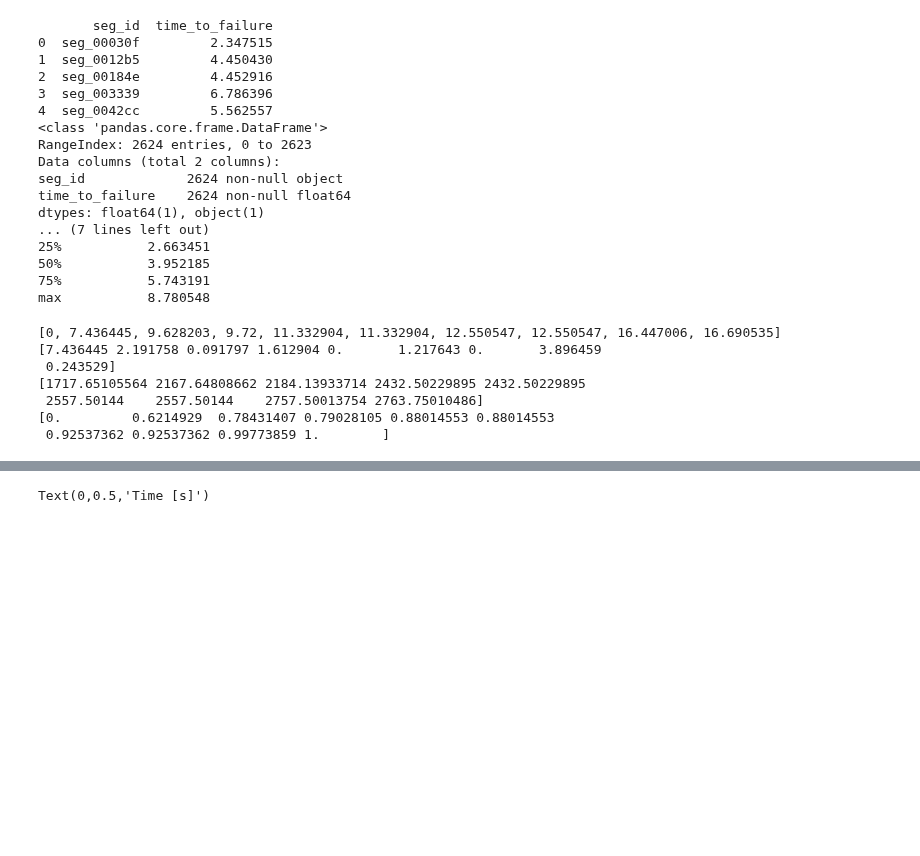
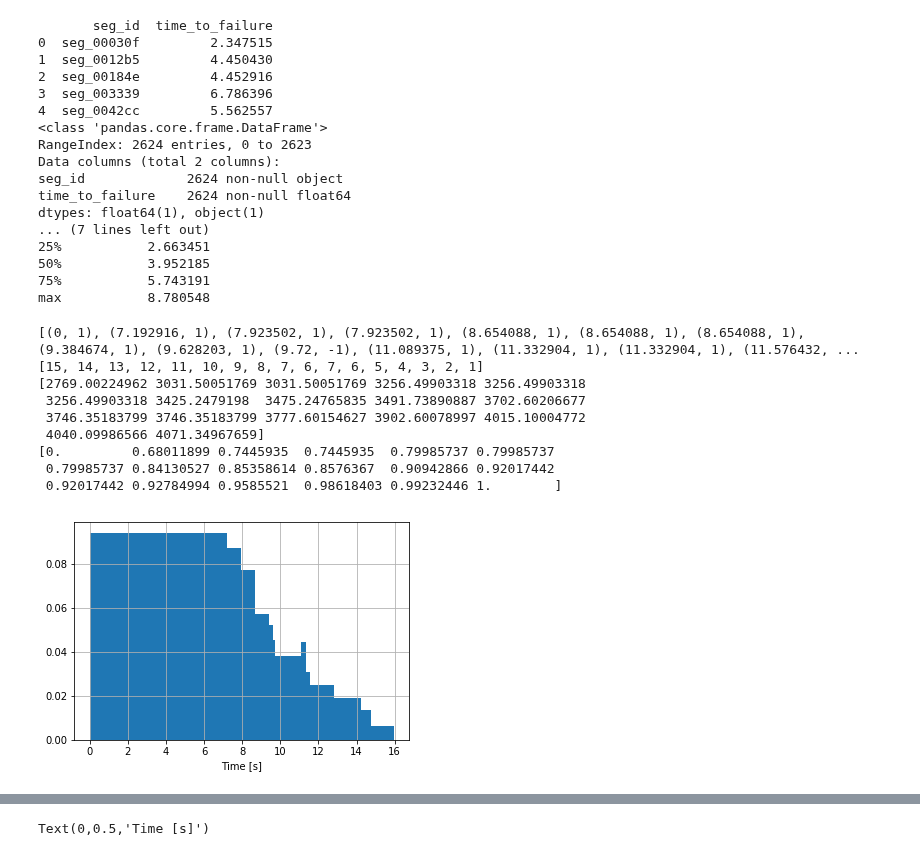
Before and after one commit to ido90/Earthquakes, a Jupyter notebook: Fitting Test Distribution.ipynb, the cells around one changed output, grey strips where cells are left out. Saved outputs shown, nothing was run; the diff lists cells and outputs as text; code cells hidden in the pictures; blank space fills up the shorter version.

Commit message:
Projector class

```diff
--- a/Fitting Test Distribution.ipynb
+++ b/Fitting Test Distribution.ipynb
@@ -54,10 +54,13 @@ max           8.780548
 class Projector:
     def __init__(self,
                  lengths=None, group='train',
-                 train_lengths=(11.332904, 14.255248, 8.654088, 12.794076, 7.923502, 7.192916, 15.959949,
-                                7.923502, 9.628203, 11.332904, 11.089375, 8.654088, 8.654088, 14.742305, 9.384674),
+                 train_lengths=(11.332904, 14.255248, 8.654088, 12.794076, 7.923502, 7.192916, 15.959949, 7.923502,
+                                9.628203, 11.332904, 11.089375, 8.654088, 8.654088, 14.742305, 9.384674, 11.576432),
                  test_lengths=(9.72, 12.550547, 11.332904,  7.436445, 11.332904,
                                16.447006,  9.628203, 12.550547, 16.690535),
+                 stops=None,
+                 train_stops=(9.72,),
+                 test_stops=tuple(),
                  segs_per_sec=(4096/0.001064)/150e3,
                  verbose=False
                 ):
@@ -69,22 +72,35 @@ class Projector:
                 lengths = test_lengths
             else:
                 raise IOError('Invalid group.')
+        n_quakes = len(lengths)
+        lengths = [0] + sorted(lengths)
 
-        lengths = sorted(lengths)
-        n_quakes = len(lengths)
-        lengths = [0] + lengths
-        dls = np.diff(lengths)
-        segs_per_interval = [(n_quakes-i)*l*segs_per_sec for i,l in enumerate(dls)]
+        if stops is None:
+            if group=='train':
+                stops = train_stops
+            elif group=='test':
+                stops = test_stops
+            else:
+                raise IOError('Invalid group.')
+
+        intervals = lengths + list(stops)
+        ids = np.argsort(intervals)
+        intervals = [(intervals[i],(1 if i<len(lengths) else -1)) for i in ids]
+
+        dls = np.diff([t[0] for t in intervals])
+        active_quakes_per_interval = [sum([I[1] for I in intervals[i:]])-1 for i,l in enumerate(dls)]
+        segs_per_interval = [(sum([I[1] for I in intervals[i:]])-1)*l*segs_per_sec for i,l in enumerate(dls)]
         segs_per_interval_norm = segs_per_interval/sum(segs_per_interval)
         segs_thresholds = np.concatenate(([0],np.cumsum(segs_per_interval_norm)))
 
         if verbose:
-            print(lengths)
-            print(dls)
+            print(intervals)
+            print(active_quakes_per_interval)
             print(np.cumsum(segs_per_interval))
             print(segs_thresholds)
 
-        self.lengths = lengths
+        self.lengths = [I[0] for I in intervals]
+        self.signs = [I[1] for I in intervals]
         self.thresholds = segs_thresholds
 
     def q2t(self, q):
@@ -102,13 +118,22 @@ class Projector:
         qs = ids / len(ids)
         return np.array([self.q2t(q) if pred<thres and self.q2t(q)<thres else pred
                          for q,pred in zip(qs,preds)])
+
+    def plot_hist(self, n=1e4):
+        plt.hist([self.q2t(x) for x in np.random.random(int(n))], bins=self.lengths, density=True)
+        plt.grid()
+        plt.xlabel('Time [s]')
 # %%
-p = Projector(group='test', verbose=True)
+p = Projector(group='train', verbose=True)
+p.plot_hist(1e5)
 # %% [output]
-[0, 7.436445, 9.628203, 9.72, 11.332904, 11.332904, 12.550547, 12.550547, 16.447006, 16.690535]
-[7.436445 2.191758 0.091797 1.612904 0.       1.217643 0.       3.896459
- 0.243529]
-[1717.65105564 2167.64808662 2184.13933714 2432.50229895 2432.50229895
- 2557.50144    2557.50144    2757.50013754 2763.75010486]
-[0.         0.6214929  0.78431407 0.79028105 0.88014553 0.88014553
- 0.92537362 0.92537362 0.99773859 1.        ]
+[(0, 1), (7.192916, 1), (7.923502, 1), (7.923502, 1), (8.654088, 1), (8.654088, 1), (8.654088, 1), (9.384674, 1), (9.628203, 1), (9.72, -1), (11.089375, 1), (11.332904, 1), (11.332904, 1), (11.576432, ...
+[15, 14, 13, 12, 11, 10, 9, 8, 7, 6, 7, 6, 5, 4, 3, 2, 1]
+[2769.00224962 3031.50051769 3031.50051769 3256.49903318 3256.49903318
+ 3256.49903318 3425.2479198  3475.24765835 3491.73890887 3702.60206677
+ 3746.35183799 3746.35183799 3777.60154627 3902.60078997 4015.10004772
+ 4040.09986566 4071.34967659]
+[0.         0.68011899 0.7445935  0.7445935  0.79985737 0.79985737
+ 0.79985737 0.84130527 0.85358614 0.8576367  0.90942866 0.92017442
+ 0.92017442 0.92784994 0.9585521  0.98618403 0.99232446 1.        ]
+[figure, added]
```
Also changed, not shown: parts of 2 cells of this notebook, 1 other file.
